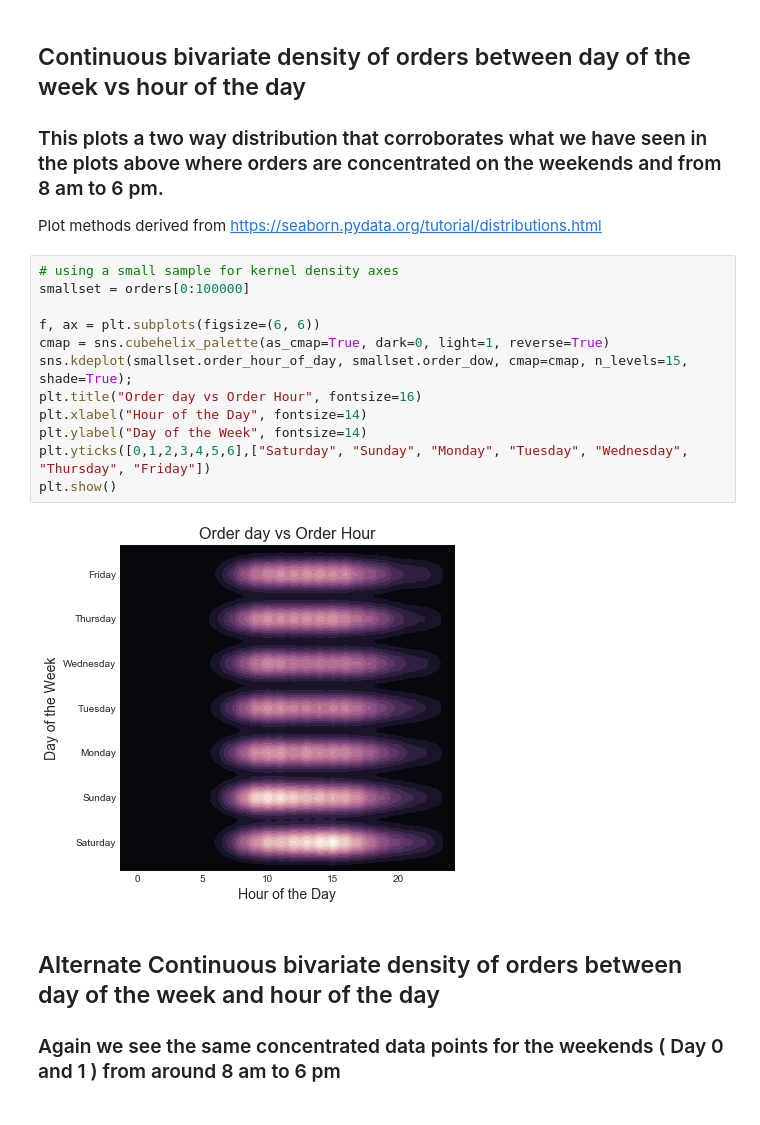
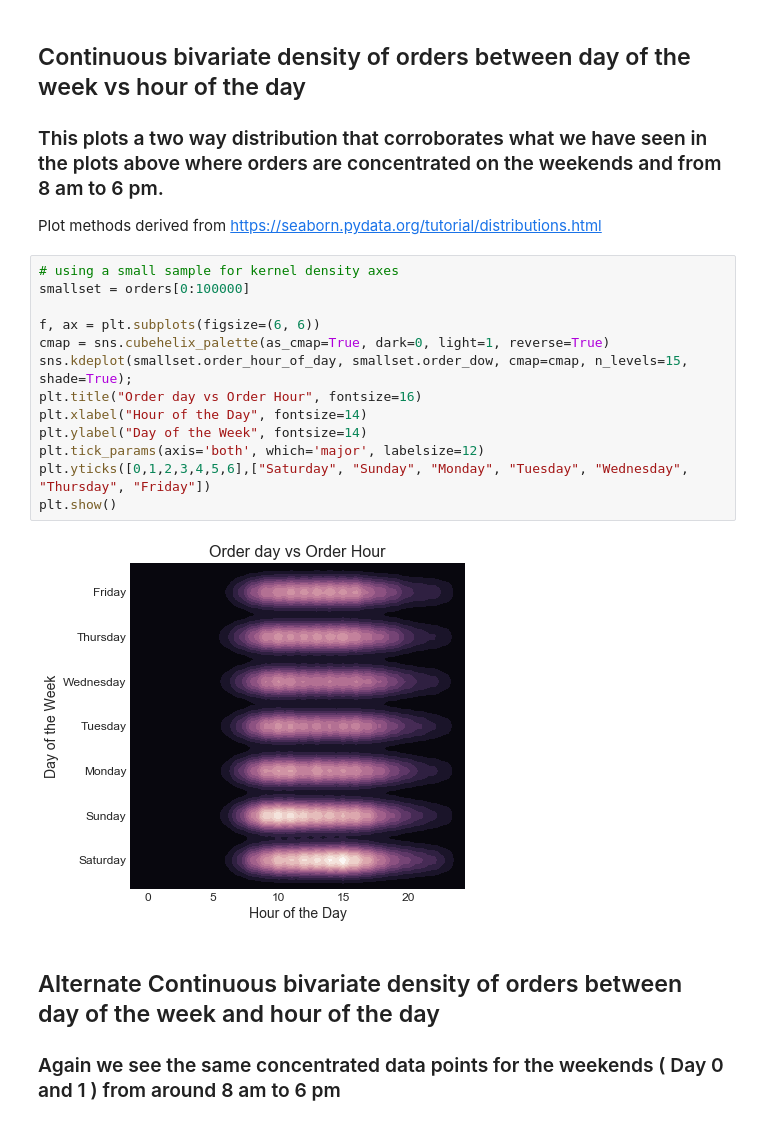
Before and after one commit to SamSamhuns/instacart_market_basket_analysis, a Jupyter notebook: instacart_data_analysis.ipynb, the cells around one changed output. Saved outputs shown, nothing was run; the diff lists cells and outputs as text.

```diff
--- a/instacart_data_analysis.ipynb
+++ b/instacart_data_analysis.ipynb
@@ -237,17 +244,18 @@ Plot methods derived from https://seaborn.pydata.org/tutorial/distributions.html
 # %%
 # using a small sample for kernel density axes
 smallset = orders[0:100000]
 
 f, ax = plt.subplots(figsize=(6, 6))
 cmap = sns.cubehelix_palette(as_cmap=True, dark=0, light=1, reverse=True)
 sns.kdeplot(smallset.order_hour_of_day, smallset.order_dow, cmap=cmap, n_levels=15, shade=True);
 plt.title("Order day vs Order Hour", fontsize=16)
 plt.xlabel("Hour of the Day", fontsize=14)
 plt.ylabel("Day of the Week", fontsize=14)
+plt.tick_params(axis='both', which='major', labelsize=12)
 plt.yticks([0,1,2,3,4,5,6],["Saturday", "Sunday", "Monday", "Tuesday", "Wednesday", "Thursday", "Friday"])
 plt.show()
 # %% [output]
-[figure, old version]
+[figure, new version]
 # %% [markdown]
 ## Alternate Continuous bivariate density of orders between day of the week and hour of the day
 
```
Also changed, not shown: parts of 8 cells of this notebook.
